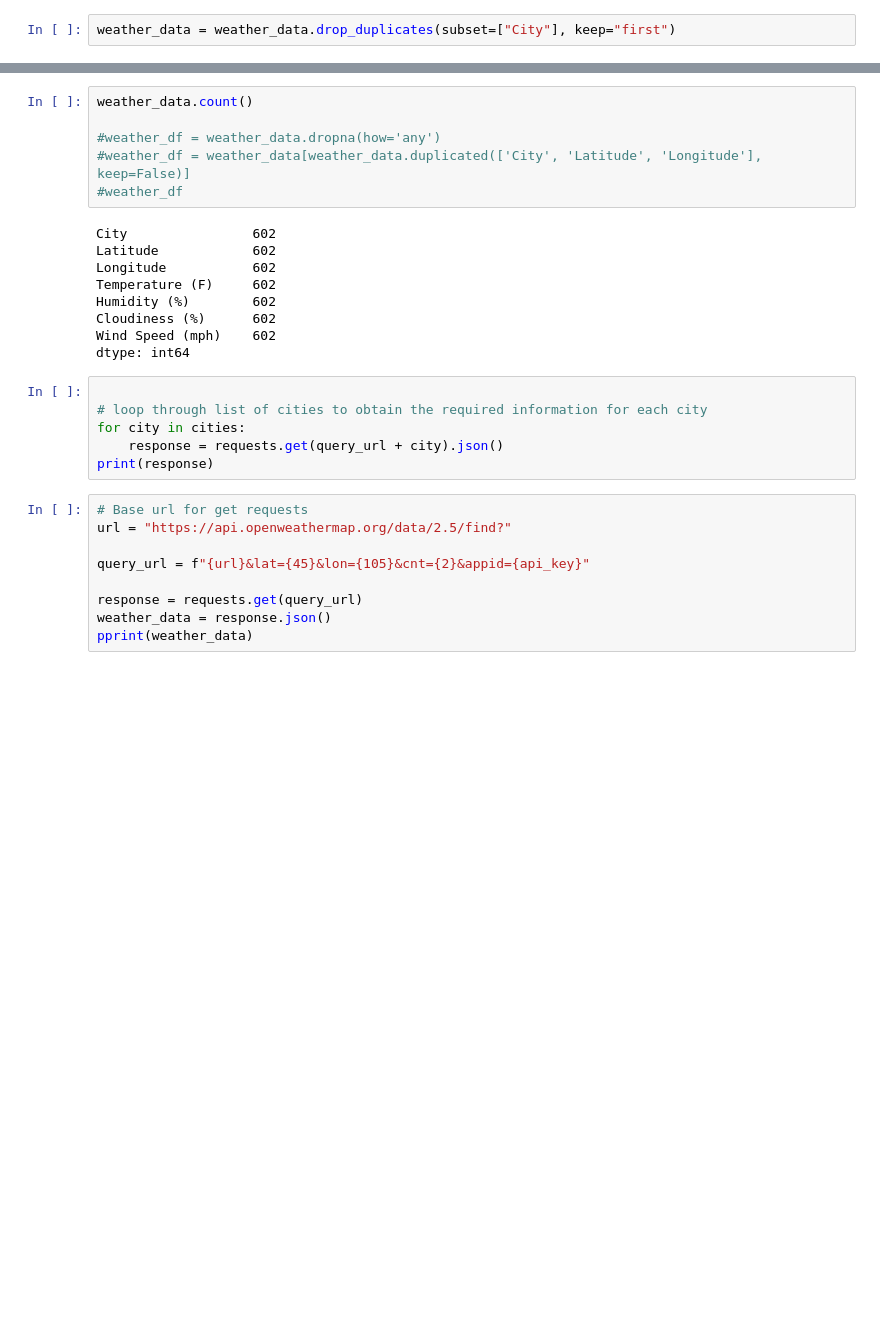
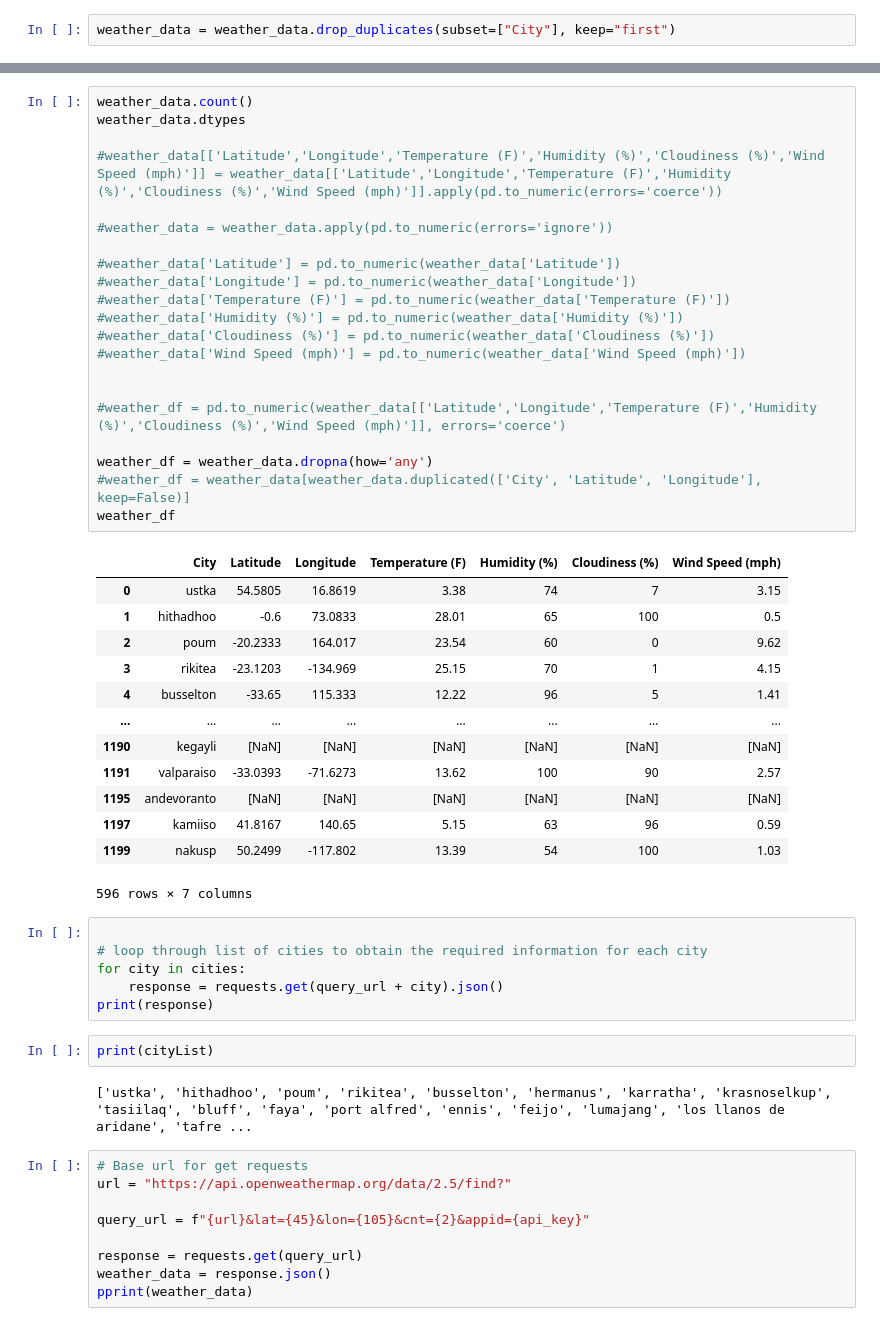
Before and after one commit to yukamara/python-api-challenge, a Jupyter notebook: WeatherPy/WeatherPy.ipynb, the cells around one changed output, grey strips where cells are left out. Cells and saved outputs as stored; diff of their text form; blank space fills up the shorter version.

```diff
--- a/WeatherPy/WeatherPy.ipynb
+++ b/WeatherPy/WeatherPy.ipynb
@@ -229,24 +207,48 @@ weather_data.head(20)
-# %%
-weather_data.count()
-
-#weather_df = weather_data.dropna(how='any')
-#weather_df = weather_data[weather_data.duplicated(['City', 'Latitude', 'Longitude'], keep=False)]
-#weather_df
-# %% [output]
-City                602
-Latitude            602
-Longitude           602
-Temperature (F)     602
-Humidity (%)        602
-Cloudiness (%)      602
-Wind Speed (mph)    602
-dtype: int64
+# %%
+weather_data.count()
+weather_data.dtypes
+
+#weather_data[['Latitude','Longitude','Temperature (F)','Humidity (%)','Cloudiness (%)','Wind Speed (mph)']] = weather_data[['Latitude','Longitude','Temperature (F)','Humidity (%)','Cloudiness (%)','Wind Speed (mph)']].apply(pd.to_numeric(errors='coerce'))
+
+#weather_data = weather_data.apply(pd.to_numeric(errors='ignore'))
+
+#weather_data['Latitude'] = pd.to_numeric(weather_data['Latitude'])
+#weather_data['Longitude'] = pd.to_numeric(weather_data['Longitude'])
+#weather_data['Temperature (F)'] = pd.to_numeric(weather_data['Temperature (F)'])
+#weather_data['Humidity (%)'] = pd.to_numeric(weather_data['Humidity (%)'])
+#weather_data['Cloudiness (%)'] = pd.to_numeric(weather_data['Cloudiness (%)'])
+#weather_data['Wind Speed (mph)'] = pd.to_numeric(weather_data['Wind Speed (mph)'])
+
+
+#weather_df = pd.to_numeric(weather_data[['Latitude','Longitude','Temperature (F)','Humidity (%)','Cloudiness (%)','Wind Speed (mph)']], errors='coerce')
+
+weather_df = weather_data.dropna(how='any')
+#weather_df = weather_data[weather_data.duplicated(['City', 'Latitude', 'Longitude'], keep=False)]
+weather_df
+# %% [output]
+|  | City | Latitude | Longitude | Temperature (F) | Humidity (%) | Cloudiness (%) | Wind Speed (mph) |
+| 0 | ustka | 54.5805 | 16.8619 | 3.38 | 74 | 7 | 3.15 |
+| 1 | hithadhoo | -0.6 | 73.0833 | 28.01 | 65 | 100 | 0.5 |
+| 2 | poum | -20.2333 | 164.017 | 23.54 | 60 | 0 | 9.62 |
+| 3 | rikitea | -23.1203 | -134.969 | 25.15 | 70 | 1 | 4.15 |
+| 4 | busselton | -33.65 | 115.333 | 12.22 | 96 | 5 | 1.41 |
+| ... | ... | ... | ... | ... | ... | ... | ... |
+| 1190 | kegayli | [NaN] | [NaN] | [NaN] | [NaN] | [NaN] | [NaN] |
+| 1191 | valparaiso | -33.0393 | -71.6273 | 13.62 | 100 | 90 | 2.57 |
+| 1195 | andevoranto | [NaN] | [NaN] | [NaN] | [NaN] | [NaN] | [NaN] |
+| 1197 | kamiiso | 41.8167 | 140.65 | 5.15 | 63 | 96 | 0.59 |
+| 1199 | nakusp | 50.2499 | -117.802 | 13.39 | 54 | 100 | 1.03 |
+596 rows × 7 columns
 # %%
 
 # loop through list of cities to obtain the required information for each city
 for city in cities:
     response = requests.get(query_url + city).json()
 print(response)
+# %%
+print(cityList)
+# %% [output]
+['ustka', 'hithadhoo', 'poum', 'rikitea', 'busselton', 'hermanus', 'karratha', 'krasnoselkup', 'tasiilaq', 'bluff', 'faya', 'port alfred', 'ennis', 'feijo', 'lumajang', 'los llanos de aridane', 'tafre ...
 # %%
 # Base url for get requests
 url = "https://api.openweathermap.org/data/2.5/find?"
```
Also changed, not shown: parts of 4 cells of this notebook.
